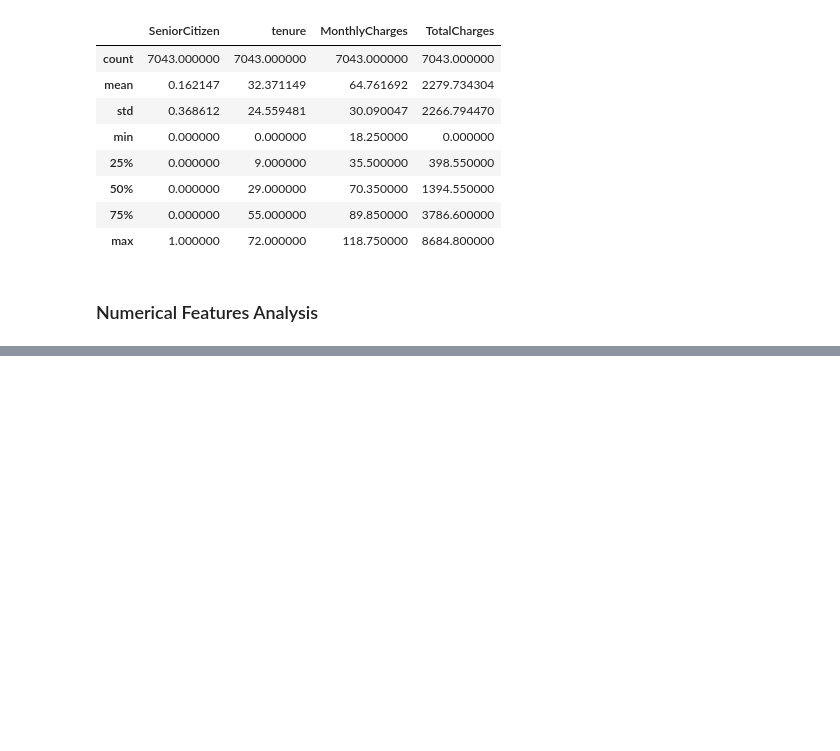
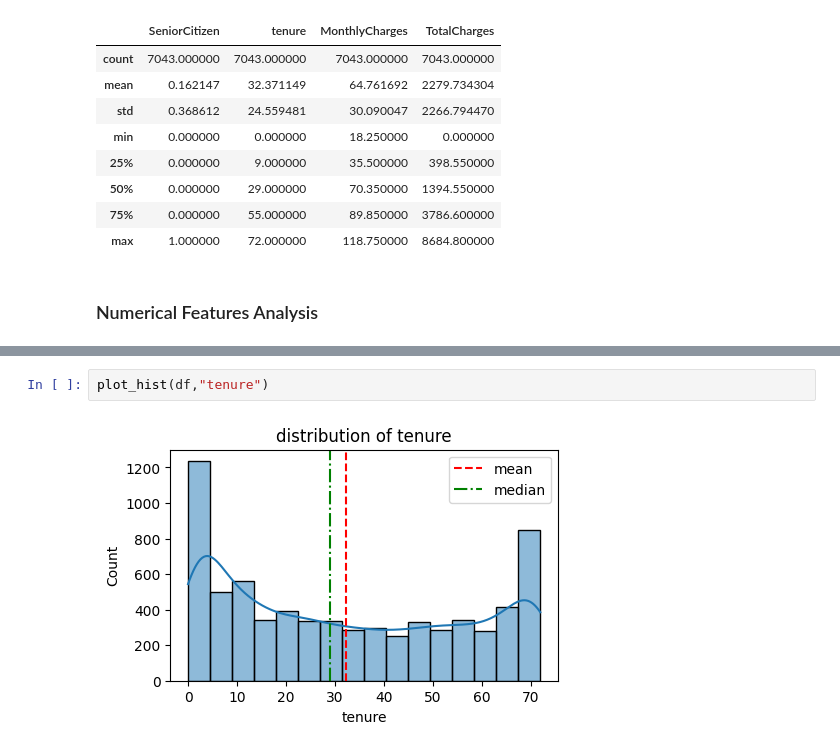
Before and after one commit to Harsh-Yadav-664/customer-churn-prediction, a Jupyter notebook: main.ipynb, the cells around one changed output, grey strips where cells are left out. Saved outputs shown, nothing was run; the diff lists cells and outputs as text; blank space fills up the shorter version.

```diff
--- a/main.ipynb
+++ b/main.ipynb
@@ -188,0 +209,4 @@ df.describe()
+# %%
+plot_hist(df,"tenure")
+# %% [output]
+[figure, added]
```
Also changed, not shown: parts of 9 cells of this notebook.
